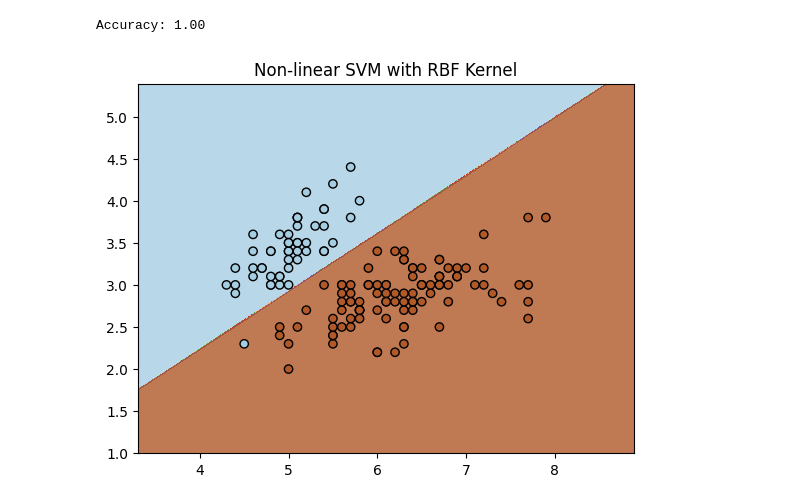
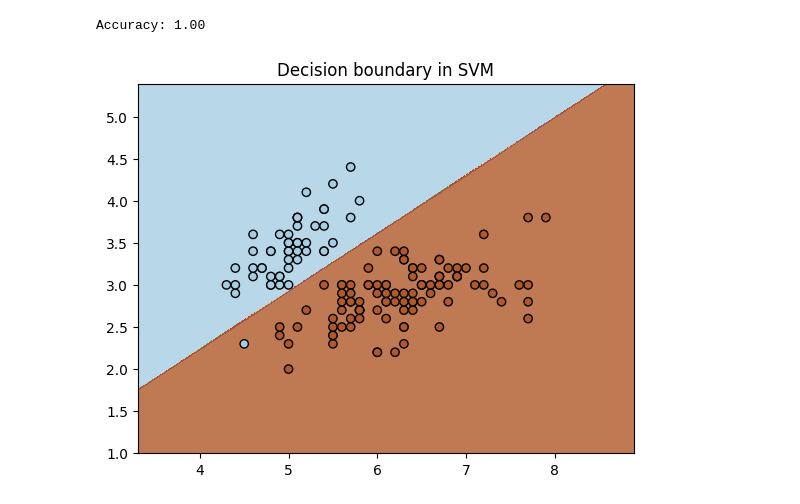
Before and after one commit to MaitreyeeBudhale/Machine-Learning-Models-from-scratch, a Jupyter notebook: SVM from scratch.ipynb, the cells around one changed output. Saved outputs shown, nothing was run; the diff lists cells and outputs as text; code cells hidden in the pictures.

```diff
--- a/SVM from scratch.ipynb
+++ b/SVM from scratch.ipynb
@@ -72,26 +73,26 @@ Accuracy: 1.00
 # %%
 def plot_decision_boundary(X, y, model):
     #  values are adjusted by subtracting 1 from the minimum and adding 1 to the maximum to create a
     # small margin around the data for the plot
     x_min, x_max = X[:, 0].min() - 1, X[:, 0].max() + 1
     y_min, y_max = X[:, 1].min() - 1, X[:, 1].max() + 1
 
     # np.arange generates sequences of numbers from the minimum to the maximum values with a step size of 0.01 for both x and y axis
     # np.meshgrid creates a grid of all possible coordinate pairs from these sequences.
     xx, yy = np.meshgrid(np.arange(x_min, x_max, 0.01),np.arange(y_min, y_max, 0.01))
 
     # ravel() is used to flatten arrays into 1D
     # np.c_ concatenates these flattened arrays column-wise, creating a single 2D array where
     # each row is a coordinate pair (x, y). This array represents every point on the grid
     Z = model.predict(np.c_[xx.ravel(), yy.ravel()])
     Z = Z.reshape(xx.shape)
 
     plt.contourf(xx, yy, Z, alpha=0.8, cmap=plt.cm.Paired)
     plt.scatter(X[:, 0], X[:, 1], c=y, edgecolor='k', cmap=plt.cm.Paired)
-    plt.title("Non-linear SVM with RBF Kernel")
+    plt.title("Decision boundary in SVM")
     plt.show()
 
 # Plot the decision boundary
 plot_decision_boundary(X, y, svc)
 # %% [output]
-[figure, old version]
+[figure, new version]
```
Also changed, not shown: parts of 1 cell of this notebook.
